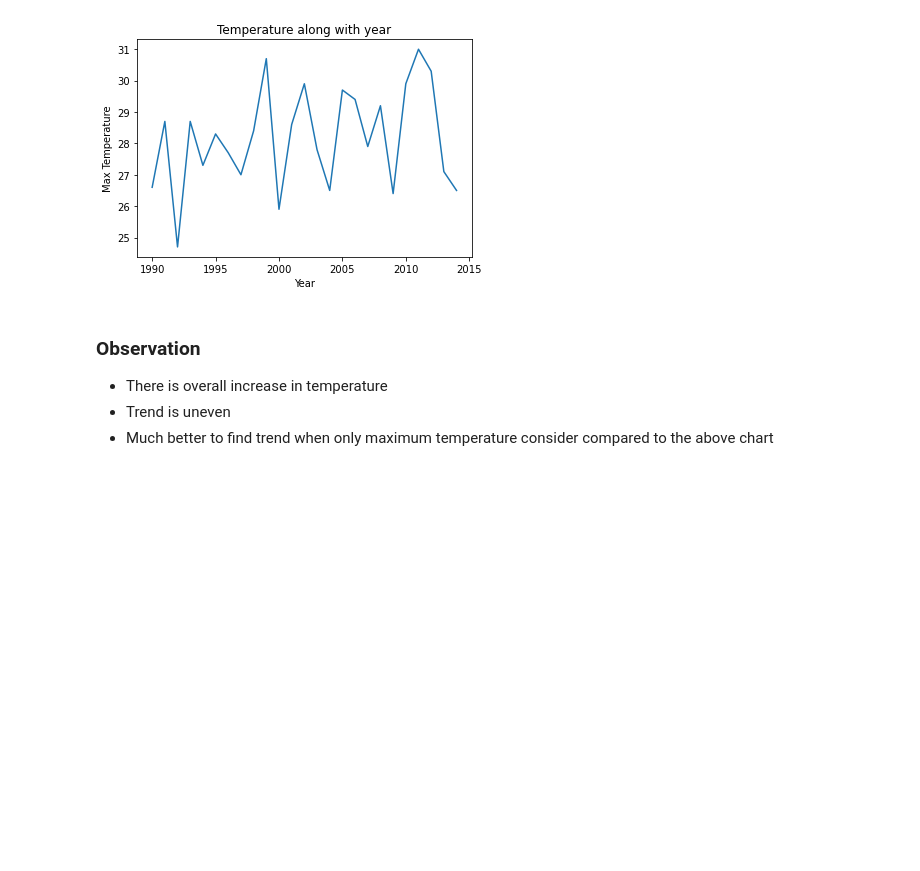
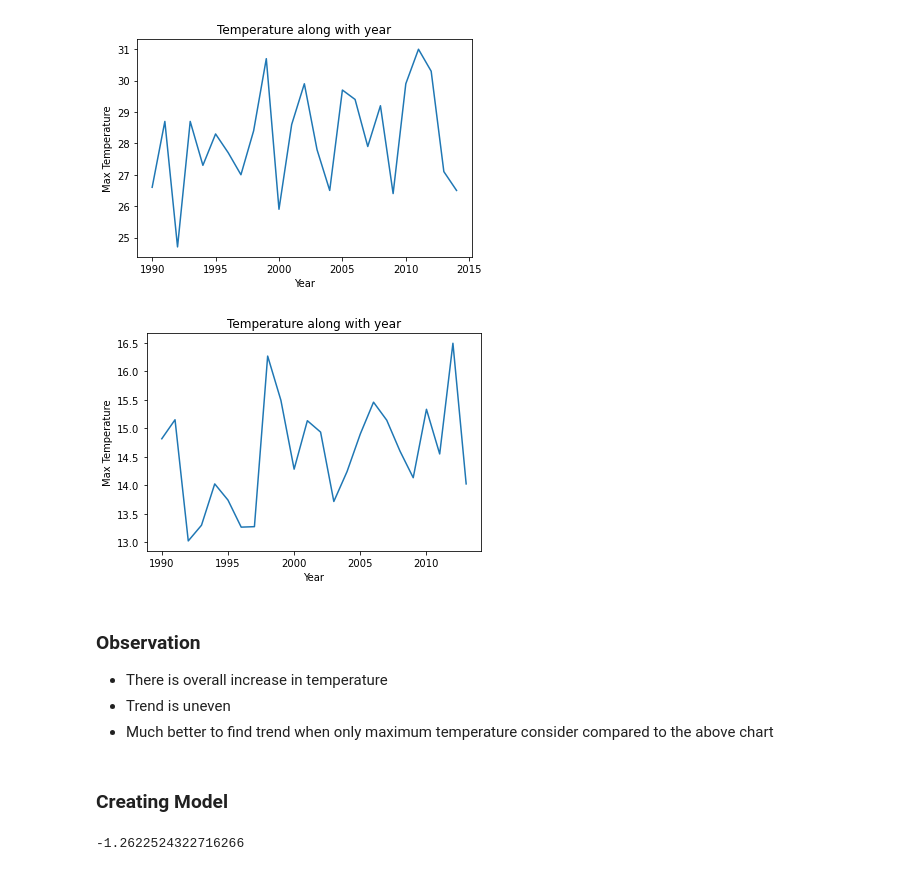
Before and after one commit to malvat/DataMiningGasEmissions, a Jupyter notebook: Data Prediction.ipynb, the cells around one changed output. Saved outputs shown, nothing was run; the diff lists cells and outputs as text; code cells hidden in the pictures; blank space fills up the shorter version.

```diff
--- a/Data Prediction.ipynb
+++ b/Data Prediction.ipynb
@@ -180,8 +180,30 @@ plt.xlabel("Year")
 plt.show()
 # %% [output]
 [figure]
+# %%
+# let's find the average temperature of year
+climate_data_copy = climate_data.copy(deep=True)
+mean_temp_data = []
+years = [ i for i in range(1990, 2015) ]
+
+for i in range(1990, 2015):
+    temp = climate_data_copy[climate_data_copy['Year'] == i]
+    total = sum(temp['Mean Max Temp (°C)'])
+    mean = total / len(temp['Mean Max Temp (°C)'])
+    mean_temp_data.append(mean)
+# %%
+# plot the graph
+plt.plot(years , mean_temp_data)
+plt.title("Temperature along with year")
+plt.ylabel("Max Temperature")
+plt.xlabel("Year")
+plt.show()
+# %% [output]
+[figure, added]
 # %% [markdown]
 ### Observation
 - There is overall increase in temperature
 - Trend is uneven
 - Much better to find trend when only maximum temperature consider compared to the above chart
+# %% [markdown]
+### Creating Model
@@ -187,0 +225,6 @@ plt.show()
+# %%
+regression = linear_model.LinearRegression()
+regression.fit(x_train, y_train)
+regression.score(x_test, y_test)
+# %% [output]
+-1.2622524322716266
```
Also changed, not shown: parts of 2 cells of this notebook, 1 other file.
